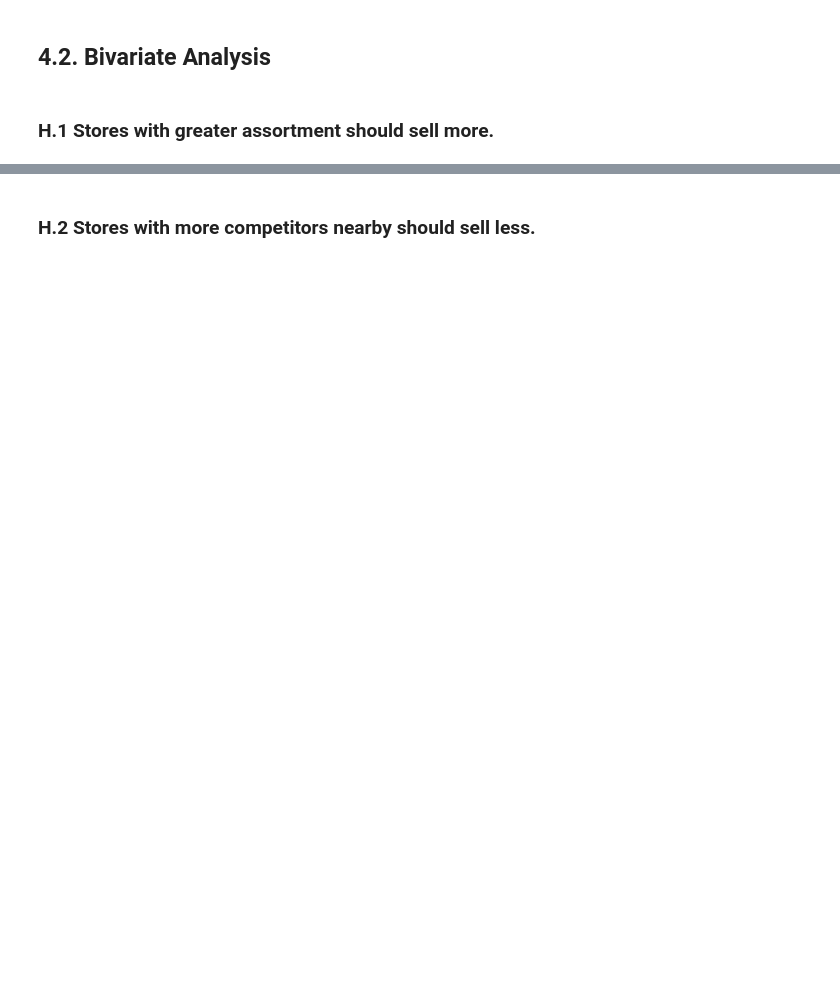
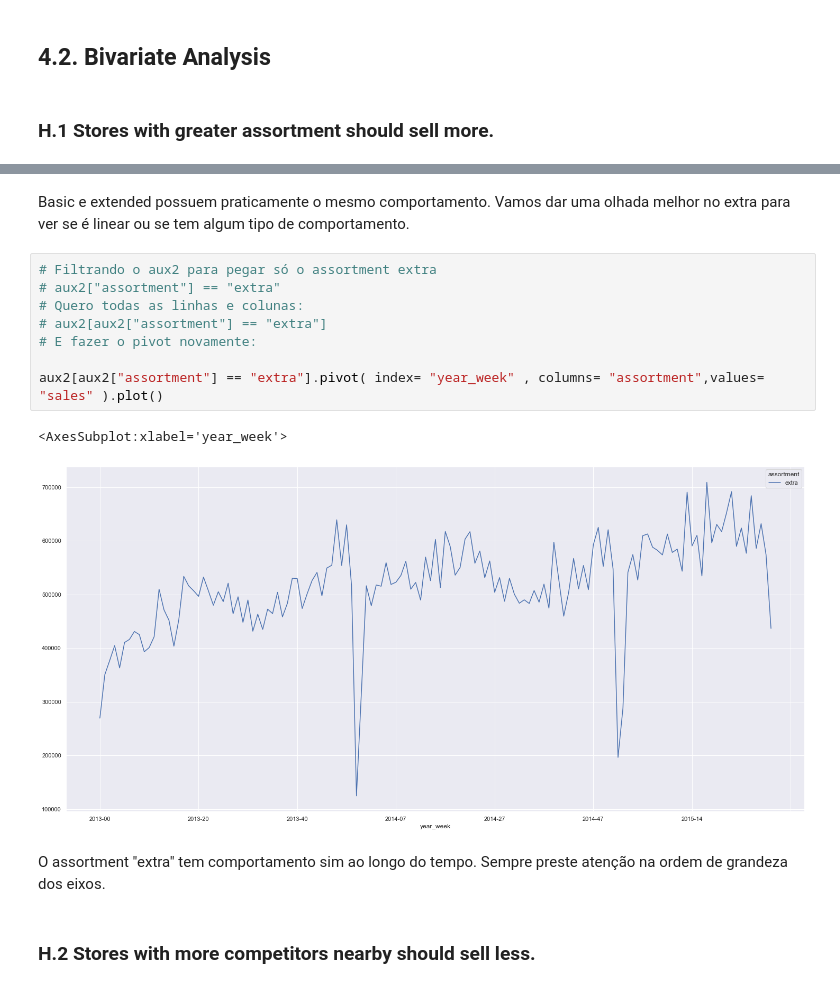
Before and after one commit to luana-afonso/DataScience-Em-Producao, a Jupyter notebook: m04_v01_store_sales_prediction.ipynb, the cells around one changed output, grey strips where cells are left out. Saved outputs shown, nothing was run; the diff lists cells and outputs as text; blank space fills up the shorter version.

```diff
--- a/m04_v01_store_sales_prediction.ipynb
+++ b/m04_v01_store_sales_prediction.ipynb
@@ -950,2 +972,17 @@ aux3.pivot( index='year_week', columns='assortment', values='sales' ).plot()
+# %% [markdown]
+Basic e extended possuem praticamente o mesmo comportamento. Vamos dar uma olhada melhor no extra para ver se é linear ou se tem algum tipo de comportamento.
+# %%
+# Filtrando o aux2 para pegar só o assortment extra
+# aux2["assortment"] == "extra"
+# Quero todas as linhas e colunas:
+# aux2[aux2["assortment"] == "extra"]
+# E fazer o pivot novamente:
+
+aux2[aux2["assortment"] == "extra"].pivot( index= "year_week" , columns= "assortment",values= "sales" ).plot()
+# %% [output]
+<AxesSubplot:xlabel='year_week'>
+[figure, added]
+# %% [markdown]
+O assortment "extra" tem comportamento sim ao longo do tempo. Sempre preste atenção na ordem de grandeza dos eixos.
 # %% [markdown]
 ### H.2 Stores with more competitors nearby should sell less.
```
Also changed, not shown: parts of 48 cells of this notebook.
